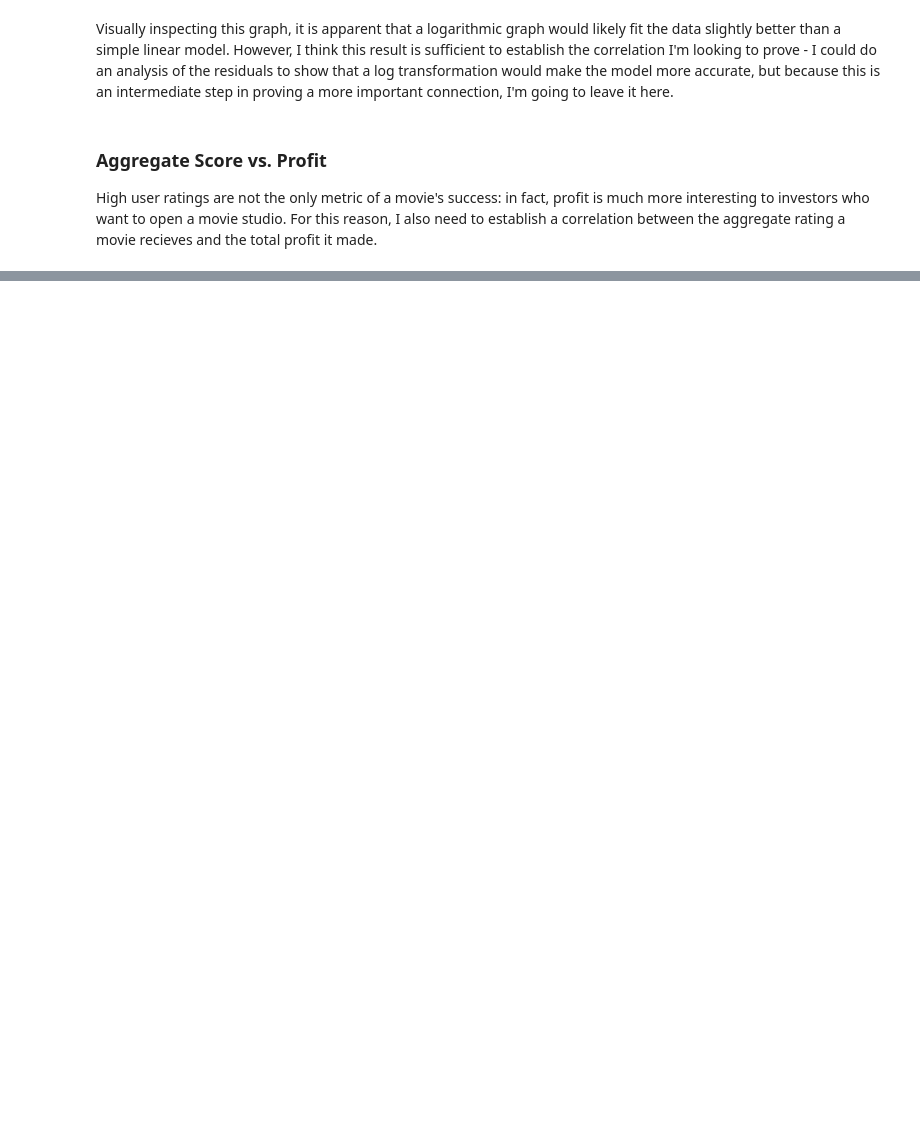
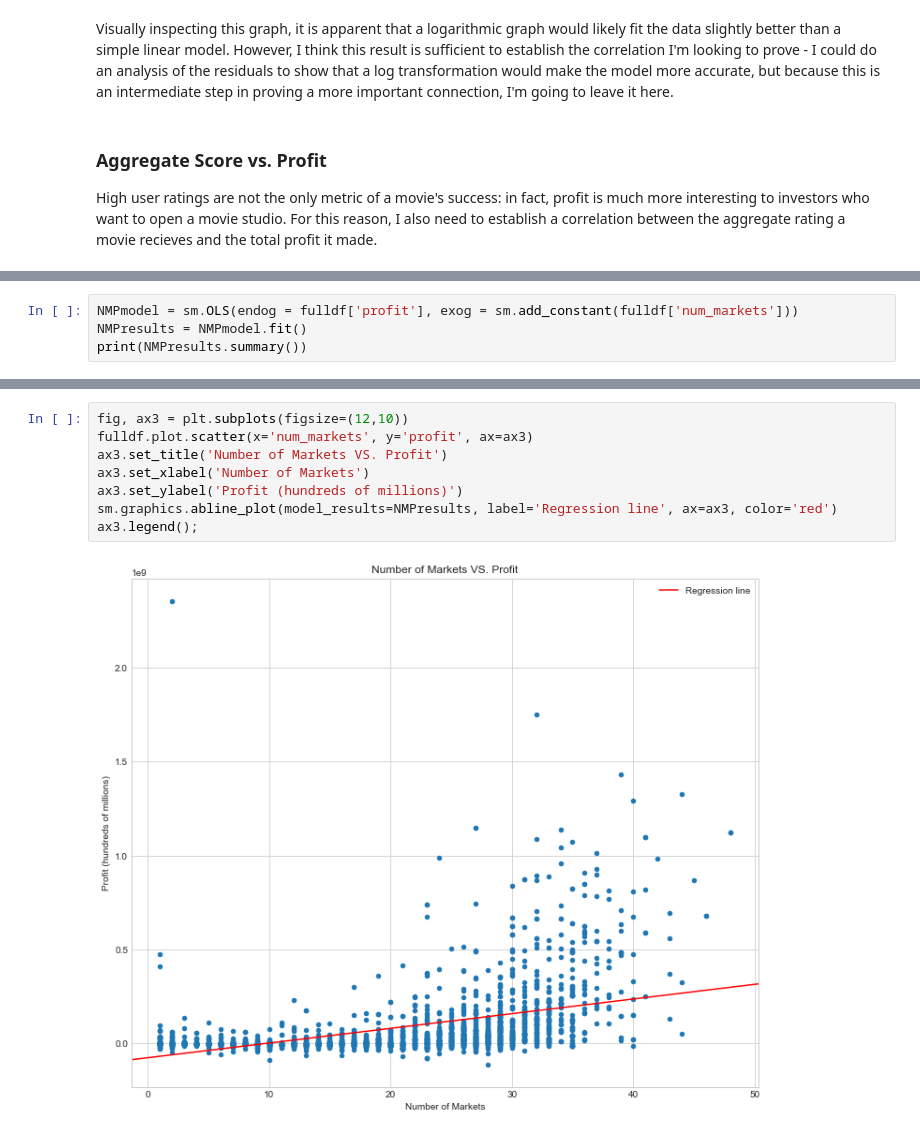
Before and after one commit to Davidkeebler/Real-Box-Office-Analysis, a Jupyter notebook: index.ipynb, the cells around one changed output, grey strips where cells are left out. Drawn from its saved outputs; the diff is of its cells as text; blank space fills up the shorter version.

```diff
--- a/index.ipynb
+++ b/index.ipynb
@@ -335,0 +344,4 @@ ax2.legend();
+# %%
+NMPmodel = sm.OLS(endog = fulldf['profit'], exog = sm.add_constant(fulldf['num_markets']))
+NMPresults = NMPmodel.fit()
+print(NMPresults.summary())
@@ -335,0 +366,10 @@ ax2.legend();
+# %%
+fig, ax3 = plt.subplots(figsize=(12,10))
+fulldf.plot.scatter(x='num_markets', y='profit', ax=ax3)
+ax3.set_title('Number of Markets VS. Profit')
+ax3.set_xlabel('Number of Markets')
+ax3.set_ylabel('Profit (hundreds of millions)')
+sm.graphics.abline_plot(model_results=NMPresults, label='Regression line', ax=ax3, color='red')
+ax3.legend();
+# %% [output]
+[figure, added]
```
Also changed, not shown: parts of 12 cells of this notebook.
